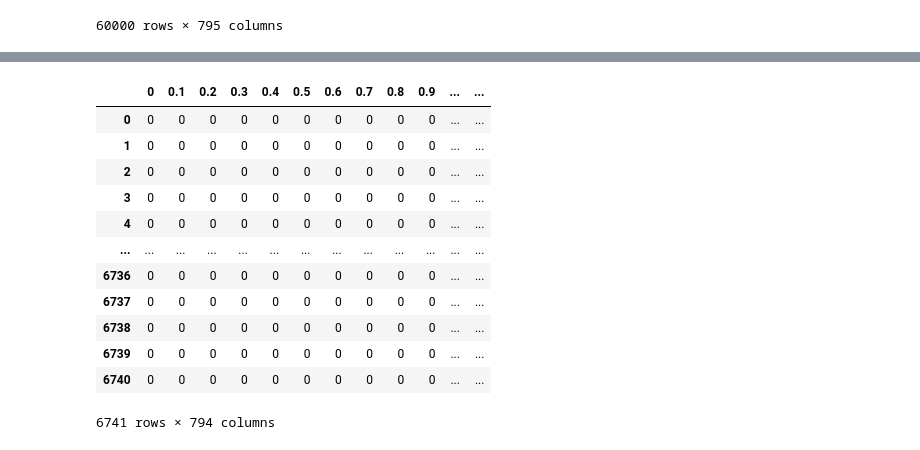
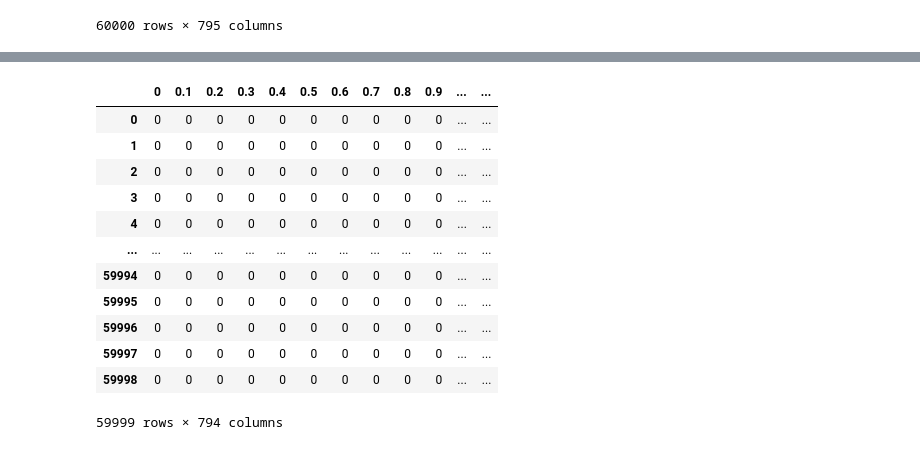
Before and after one commit to leondavi/NErlNet, a Jupyter notebook: examples/mnistExample/parse_mnist.ipynb, the cells around one changed output, grey strips where cells are left out. Cells and saved outputs as stored; diff of their text form; code cells hidden in the pictures.

```diff
--- a/examples/mnistExample/parse_mnist.ipynb
+++ b/examples/mnistExample/parse_mnist.ipynb
@@ -81,16 +81,16 @@ df_digit_1_norm.to_csv("/home/nerlnet/workspace/NErlNet/examples/mnistExample/mn
 # %%
-pd.read_csv("/home/nerlnet/workspace/NErlNet/examples/mnistExample/mnist_train_1.csv")
+pd.read_csv("/home/nerlnet/workspace/NErlNet/examples/mnistExample/mnist_train_temp.csv")
 # %% [output]
 |  | 0 | 0.1 | 0.2 | 0.3 | 0.4 | 0.5 | 0.6 | 0.7 | 0.8 | 0.9 | ... | ... |
 | 0 | 0 | 0 | 0 | 0 | 0 | 0 | 0 | 0 | 0 | 0 | ... | ... |
 | 1 | 0 | 0 | 0 | 0 | 0 | 0 | 0 | 0 | 0 | 0 | ... | ... |
 | 2 | 0 | 0 | 0 | 0 | 0 | 0 | 0 | 0 | 0 | 0 | ... | ... |
 | 3 | 0 | 0 | 0 | 0 | 0 | 0 | 0 | 0 | 0 | 0 | ... | ... |
 | 4 | 0 | 0 | 0 | 0 | 0 | 0 | 0 | 0 | 0 | 0 | ... | ... |
 | ... | ... | ... | ... | ... | ... | ... | ... | ... | ... | ... | ... | ... |
-| 6736 | 0 | 0 | 0 | 0 | 0 | 0 | 0 | 0 | 0 | 0 | ... | ... |
-| 6737 | 0 | 0 | 0 | 0 | 0 | 0 | 0 | 0 | 0 | 0 | ... | ... |
-| 6738 | 0 | 0 | 0 | 0 | 0 | 0 | 0 | 0 | 0 | 0 | ... | ... |
-| 6739 | 0 | 0 | 0 | 0 | 0 | 0 | 0 | 0 | 0 | 0 | ... | ... |
-| 6740 | 0 | 0 | 0 | 0 | 0 | 0 | 0 | 0 | 0 | 0 | ... | ... |
+| 59994 | 0 | 0 | 0 | 0 | 0 | 0 | 0 | 0 | 0 | 0 | ... | ... |
+| 59995 | 0 | 0 | 0 | 0 | 0 | 0 | 0 | 0 | 0 | 0 | ... | ... |
+| 59996 | 0 | 0 | 0 | 0 | 0 | 0 | 0 | 0 | 0 | 0 | ... | ... |
+| 59997 | 0 | 0 | 0 | 0 | 0 | 0 | 0 | 0 | 0 | 0 | ... | ... |
+| 59998 | 0 | 0 | 0 | 0 | 0 | 0 | 0 | 0 | 0 | 0 | ... | ... |
-6741 rows × 794 columns
+59999 rows × 794 columns
```
Also changed, not shown: parts of 4 cells of this notebook, 3 other files.
